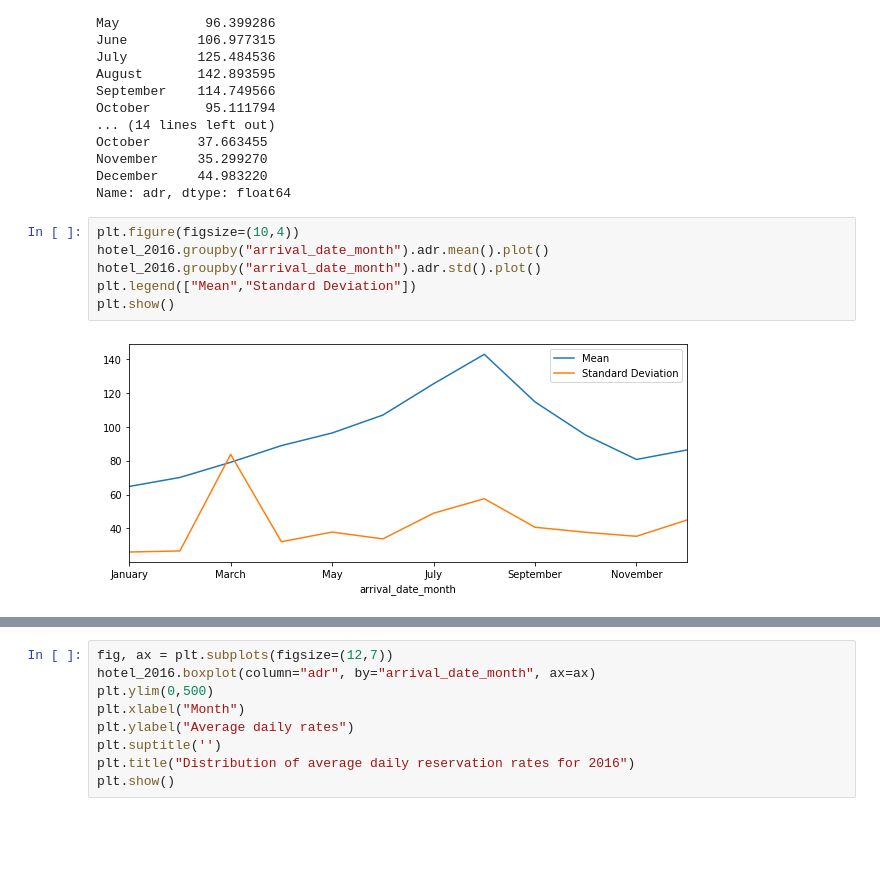
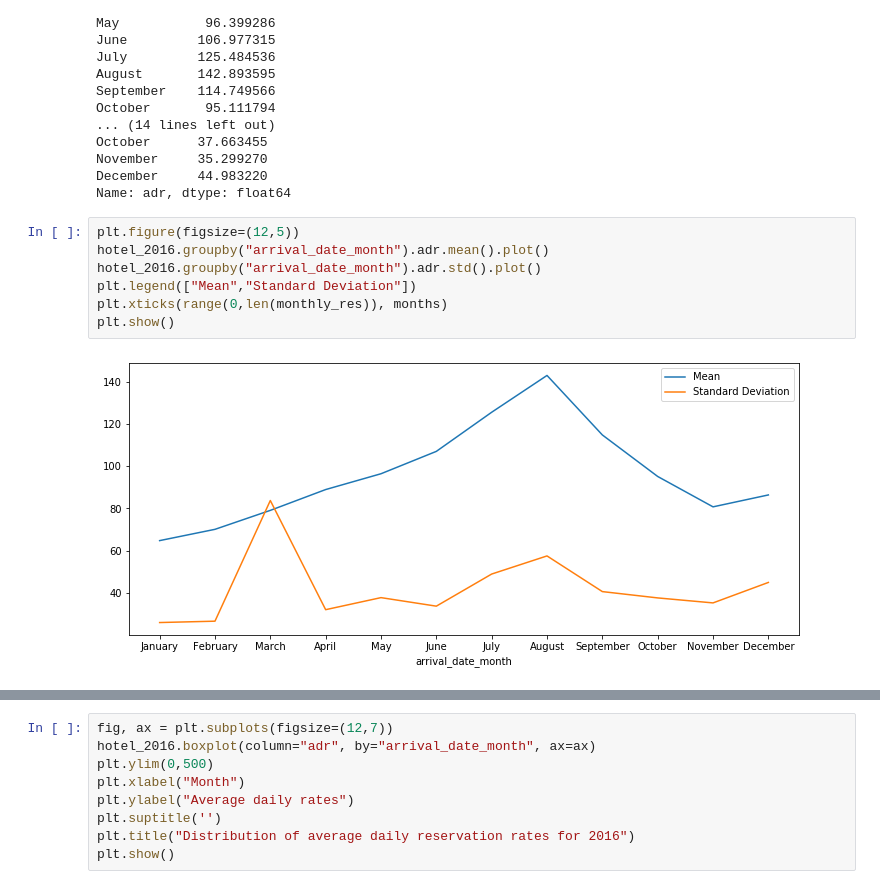
Before and after one commit to chrisrutherford/personalprojects, a Jupyter notebook: hotel/hotels.ipynb, the cells around one changed output, grey strips where cells are left out. Saved outputs shown, nothing was run; the diff lists cells and outputs as text; blank space fills up the shorter version.

```diff
--- a/hotel/hotels.ipynb
+++ b/hotel/hotels.ipynb
@@ -297,10 +312,11 @@ November     35.299270
 December     44.983220
 Name: adr, dtype: float64
 # %%
-plt.figure(figsize=(10,4))
+plt.figure(figsize=(12,5))
 hotel_2016.groupby("arrival_date_month").adr.mean().plot()
 hotel_2016.groupby("arrival_date_month").adr.std().plot()
 plt.legend(["Mean","Standard Deviation"])
+plt.xticks(range(0,len(monthly_res)), months)
 plt.show()
 # %% [output]
-[figure, old version]
+[figure, new version]
```
Also changed, not shown: parts of 9 cells of this notebook.
